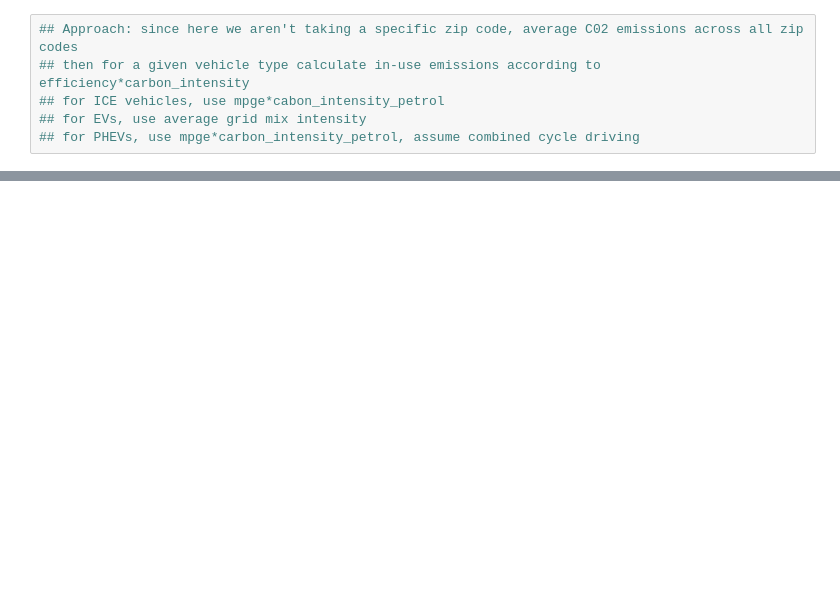
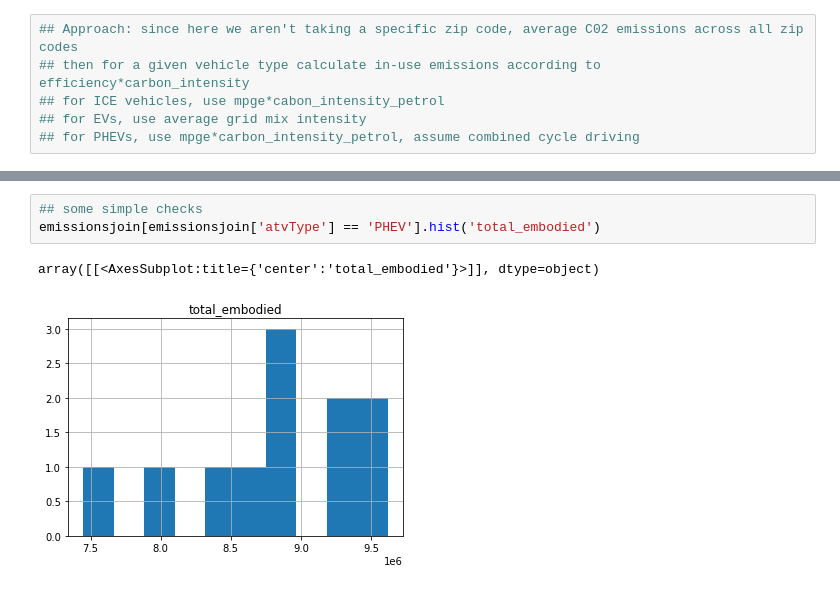
Before and after one commit to EEE-Capstone/MIMS-Capstone, a Jupyter notebook: Backend/vehicle_emissions_join.ipynb, the cells around one changed output, grey strips where cells are left out. Saved outputs shown, nothing was run; the diff lists cells and outputs as text; blank space fills up the shorter version.

```diff
--- a/Backend/vehicle_emissions_join.ipynb
+++ b/Backend/vehicle_emissions_join.ipynb
@@ -235,0 +328,6 @@ vehicle_data['embodied_emissions'], vehicle_data['usage_emissions'], vehicle_dat
+# %%
+## some simple checks
+emissionsjoin[emissionsjoin['atvType'] == 'PHEV'].hist('total_embodied')
+# %% [output]
+array([[<AxesSubplot:title={'center':'total_embodied'}>]], dtype=object)
+[figure, added]
```
Also changed, not shown: parts of 22 cells of this notebook.
